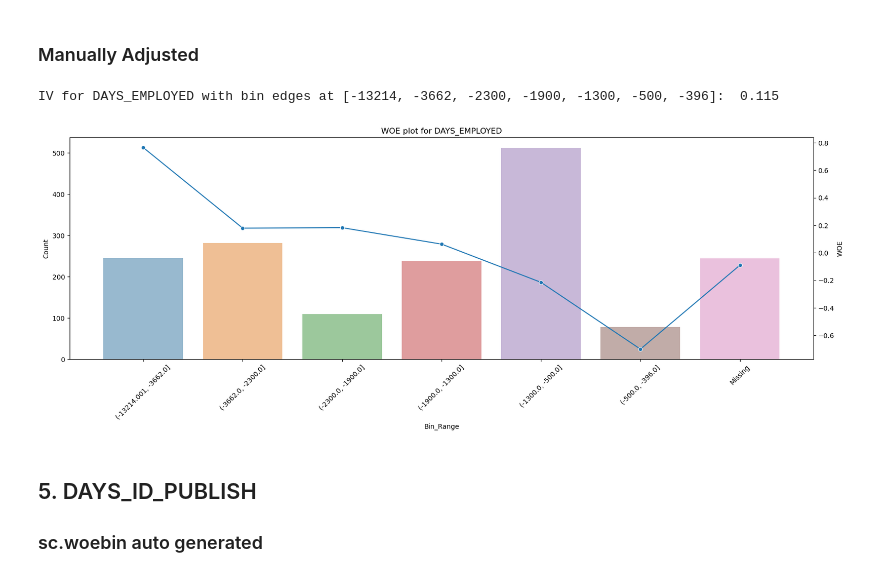
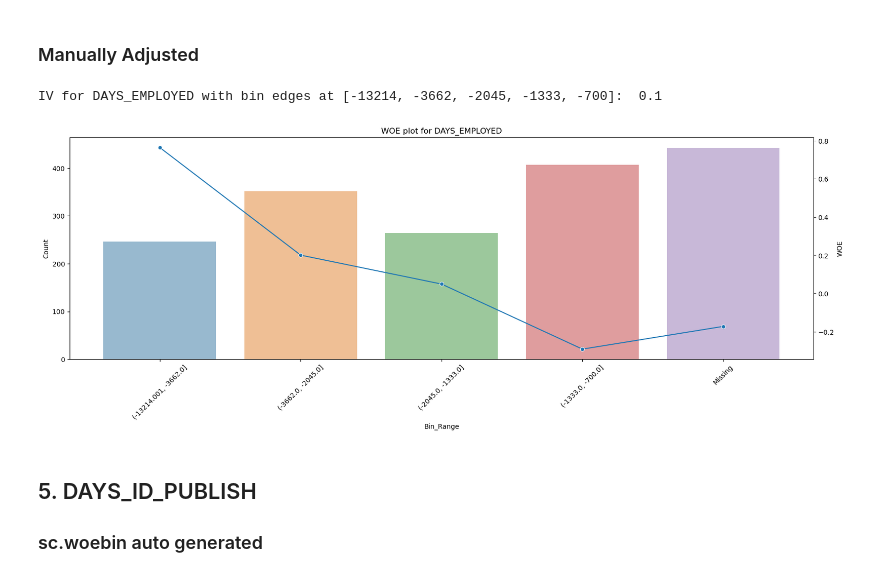
Before and after one commit to traveltheworldwithaflaskoftea/FA_Project, a Jupyter notebook: shiting_draft6.ipynb, the cells around one changed output. Saved outputs shown, nothing was run; the diff lists cells and outputs as text; code cells hidden in the pictures.

Commit message:
change bin edges for the graph

```diff
--- a/shiting_draft6.ipynb
+++ b/shiting_draft6.ipynb
@@ -914,10 +914,10 @@ IV for DAYS_EMPLOYED with bin edges at [-3800, -2800, -2200, -1600, -1200, 0]:
 # %% [markdown]
 ### Manually Adjusted
 # %%
-woe_iv_bin_edges(stronger_df_filtered_forsc, 'DAYS_EMPLOYED', bin_edges= [-13214,-3662,-2300, -1900, -1300,-500,-396], show_woe=True)
+woe_iv_bin_edges(stronger_df_filtered_forsc, 'DAYS_EMPLOYED', bin_edges= [-13214,-3662, -2045,-1333,-700], show_woe=True)
 # %% [output]
-IV for DAYS_EMPLOYED with bin edges at [-13214, -3662, -2300, -1900, -1300, -500, -396]:  0.115
+IV for DAYS_EMPLOYED with bin edges at [-13214, -3662, -2045, -1333, -700]:  0.1
-[figure, old version]
+[figure, new version]
 # %% [markdown]
 ## 5. DAYS_ID_PUBLISH
 ### sc.woebin auto generated
```
Also changed, not shown: parts of 1 cell of this notebook.
